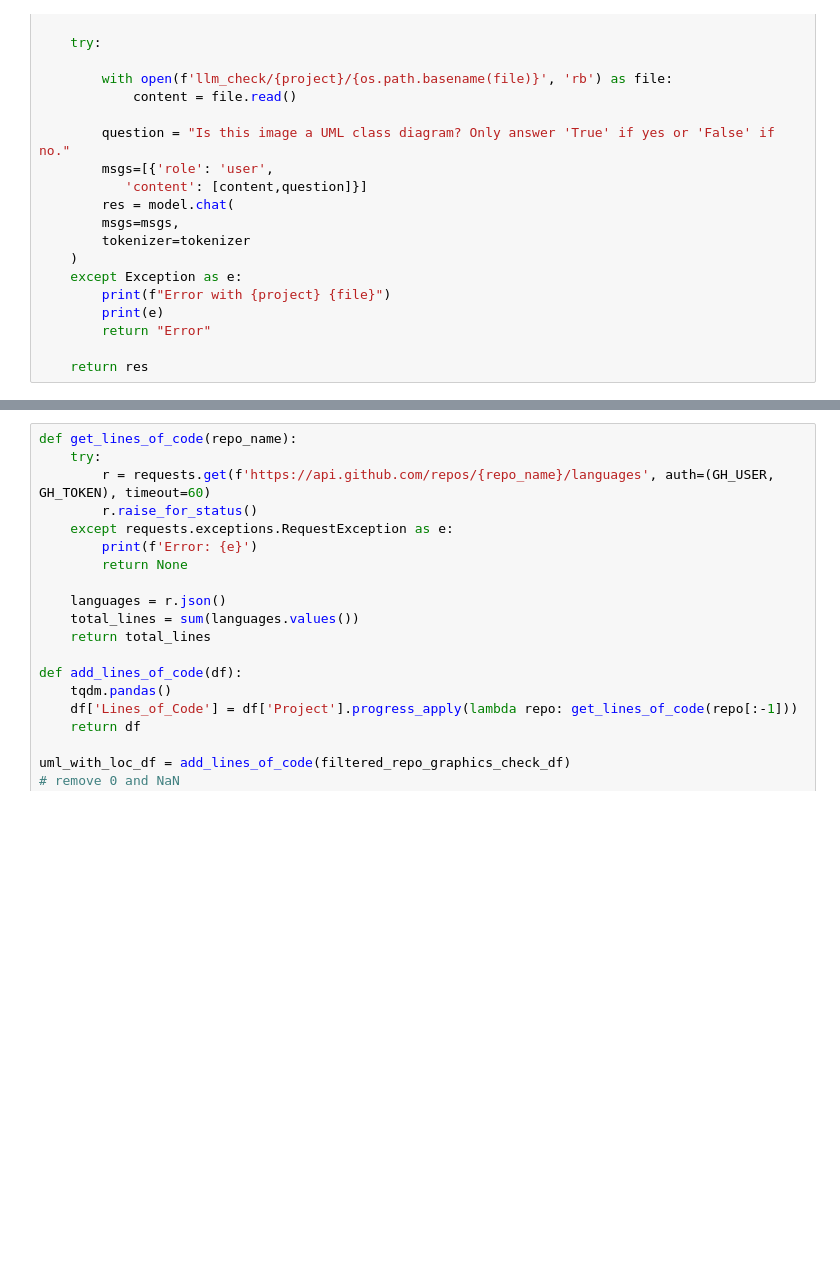
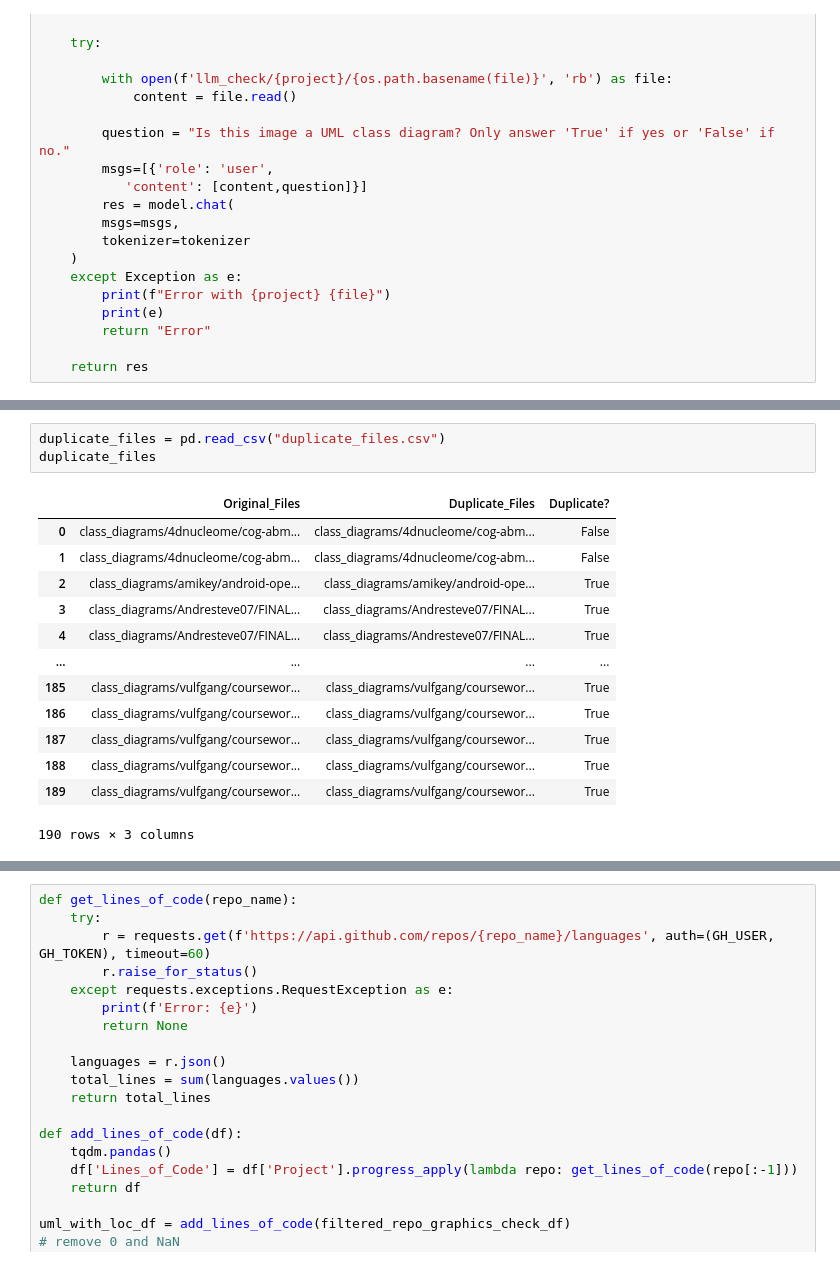
Before and after one commit to zakipauzi/uml_code_traceability, a Jupyter notebook: 2_filter_repos.ipynb, the cells around one changed output, grey strips where cells are left out. Cells and saved outputs as stored; diff of their text form; blank space fills up the shorter version.

```diff
--- a/2_filter_repos.ipynb
+++ b/2_filter_repos.ipynb
@@ -219,0 +222,17 @@ filtered_repo_graphics_check_df.UML_Files_Length.sum()
+# %%
+duplicate_files = pd.read_csv("duplicate_files.csv")
+duplicate_files
+# %% [output]
+|  | Original_Files | Duplicate_Files | Duplicate? |
+| 0 | class_diagrams/4dnucleome/cog-abm... | class_diagrams/4dnucleome/cog-abm... | False |
+| 1 | class_diagrams/4dnucleome/cog-abm... | class_diagrams/4dnucleome/cog-abm... | False |
+| 2 | class_diagrams/amikey/android-ope... | class_diagrams/amikey/android-ope... | True |
+| 3 | class_diagrams/Andresteve07/FINAL... | class_diagrams/Andresteve07/FINAL... | True |
+| 4 | class_diagrams/Andresteve07/FINAL... | class_diagrams/Andresteve07/FINAL... | True |
+| ... | ... | ... | ... |
+| 185 | class_diagrams/vulfgang/coursewor... | class_diagrams/vulfgang/coursewor... | True |
+| 186 | class_diagrams/vulfgang/coursewor... | class_diagrams/vulfgang/coursewor... | True |
+| 187 | class_diagrams/vulfgang/coursewor... | class_diagrams/vulfgang/coursewor... | True |
+| 188 | class_diagrams/vulfgang/coursewor... | class_diagrams/vulfgang/coursewor... | True |
+| 189 | class_diagrams/vulfgang/coursewor... | class_diagrams/vulfgang/coursewor... | True |
+190 rows × 3 columns
```
Also changed, not shown: parts of 20 cells of this notebook, 4 other files.
